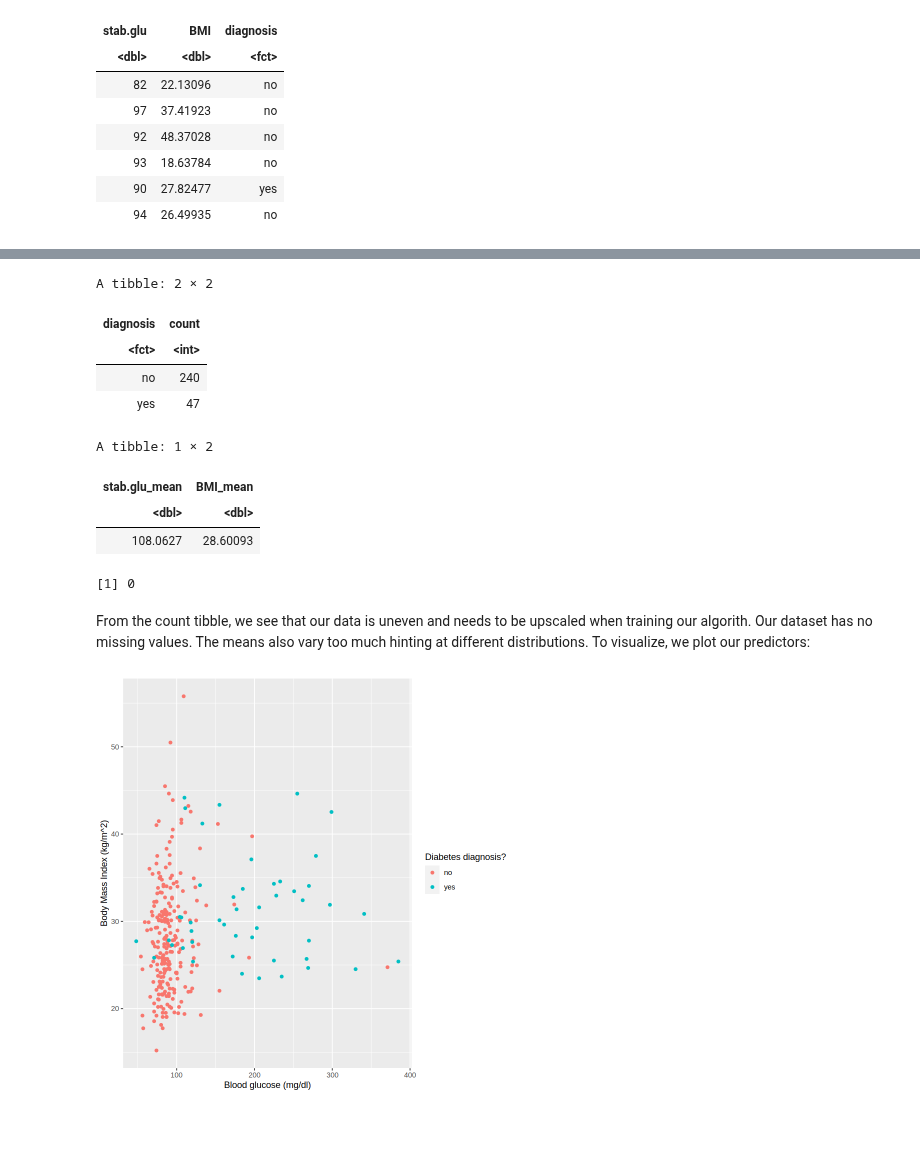
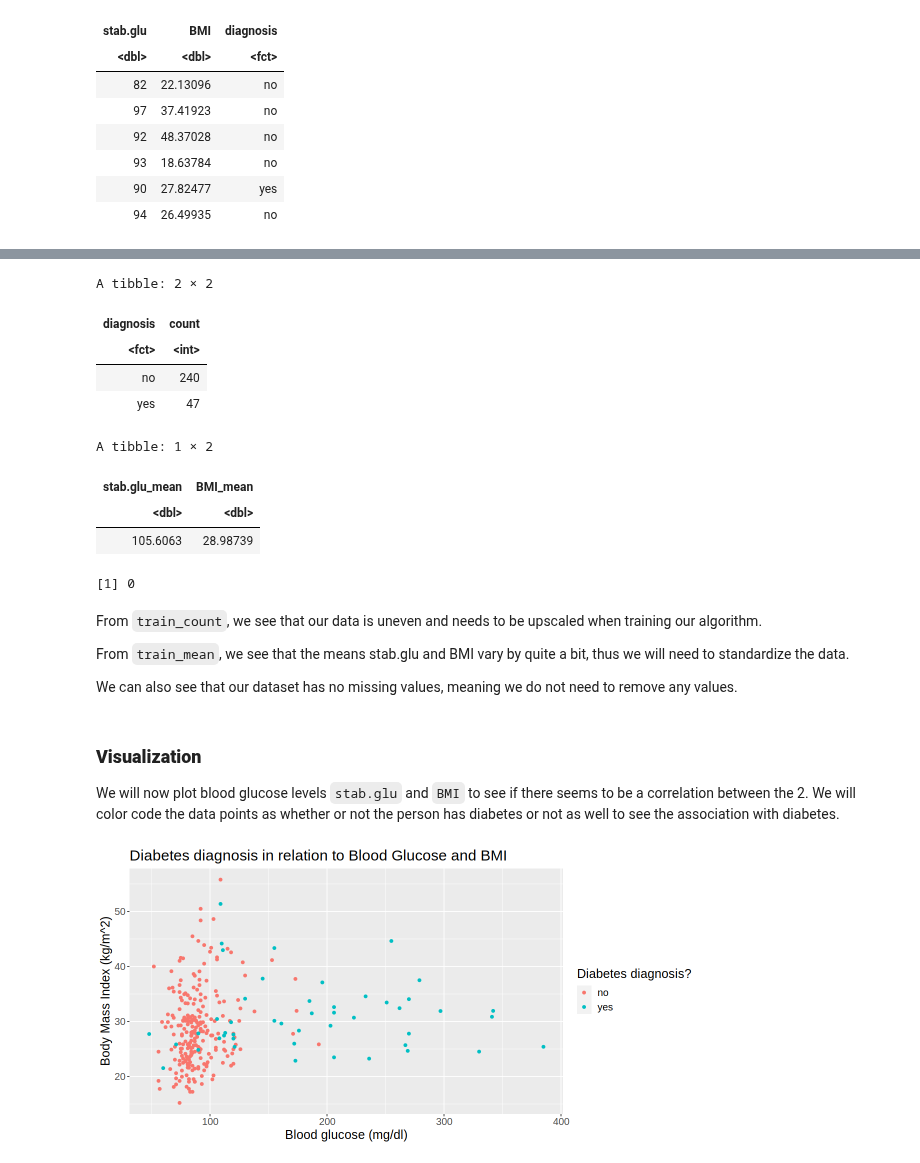
Before and after one commit to wmma2/group_18_project, a Jupyter notebook: Final_report.ipynb, the cells around one changed output, grey strips where cells are left out. Saved outputs shown, nothing was run; the diff lists cells and outputs as text; code cells hidden in the pictures; blank space fills up the shorter version.

```diff
--- a/Final_report.ipynb
+++ b/Final_report.ipynb
@@ -132,9 +137,6 @@ tidy_diabetes <- diabetes_data |>
 #Filter missing values
         filter(!is.na(glyhb + BMI + stab.glu)) |>
 
-#Rename stab.glu
-        mutate(Hemoglobin_A1c = stab.glu) |>
-
 #Select necessary columns
         select(stab.glu, BMI, diagnosis)
 
@@ -156,17 +166,23 @@ We split the dataset into training and testing data with 75% of the data in our
 # %%
-data_split <- initial_split(tidy_diabetes, prop = 0.75 , strata = diagnosis)
-train_data <- training(data_split)
-test_data <- testing(data_split)
+set.seed(4321)
 
-train_count <- train_data|>
+#Splitting data
+diabetes_split <- initial_split(tidy_diabetes, prop = 0.75 , strata = diagnosis)
+diabetes_train <- training(diabetes_split)
+diabetes_test <- testing(diabetes_split)
+
+#Counting the amount of training data has diabetes
+train_count <- diabetes_train|>
     group_by(diagnosis)|>
     summarize(count = n())
 
-train_mean <- train_data|>
+#Calculating mean of stab.glu and BMI
+train_mean <- diabetes_train|>
     summarize(stab.glu_mean = mean(stab.glu),
               BMI_mean = mean(BMI))
 
-train_NAs <- sum(is.na(train_data))
+#Count number of missing values
+train_NAs <- sum(is.na(diabetes_train))
 
 train_count
 train_mean
@@ -180,16 +196,29 @@ A tibble: 2 × 2
 A tibble: 1 × 2
 | stab.glu_mean | BMI_mean |
 | <dbl> | <dbl> |
-| 108.0627 | 28.60093 |
+| 105.6063 | 28.98739 |
 [1] 0
 # %% [markdown]
-From the count tibble, we see that our data is uneven and needs to be upscaled when training our algorith. Our dataset has no missing values. The means also vary too much hinting at different distributions. To visualize, we plot our predictors:
+From `train_count`, we see that our data is uneven and needs to be upscaled when training our algorithm.
+
+From `train_mean`, we see that the means stab.glu and BMI vary by quite a bit, thus we will need to standardize the data.
+
+We can also see that our dataset has no missing values, meaning we do not need to remove any values.
+# %% [markdown]
+### **Visualization**
+
+We will now plot blood glucose levels `stab.glu` and `BMI` to see if there seems to be a correlation between the 2. We will color code the data points as whether or not the person has diabetes or not as well to see the association with diabetes.
 # %%
-train_plot <- train_data |>
+options(repr.plot.width = 10, repr.plot.height = 5)
+
+train_plot <- diabetes_train |>
     ggplot(aes(x = stab.glu, y = BMI, colour = diagnosis)) +
     geom_point() +
-    labs(x = "Blood glucose (mg/dl)", y = "Body Mass Index (kg/m^2)", colour = "Diabetes diagnosis?")
+    labs(x = "Blood glucose (mg/dl)", y = "Body Mass Index (kg/m^2)", colour = "Diabetes diagnosis?") +
+    ggtitle('Diabetes diagnosis in relation to Blood Glucose and BMI') +
+    theme(text=element_text(size = 15))
+
 train_plot
 # %% [output]
-[figure, old version]
+[figure, new version]
 # %% [markdown]
```
Also changed, not shown: parts of 16 cells of this notebook.
